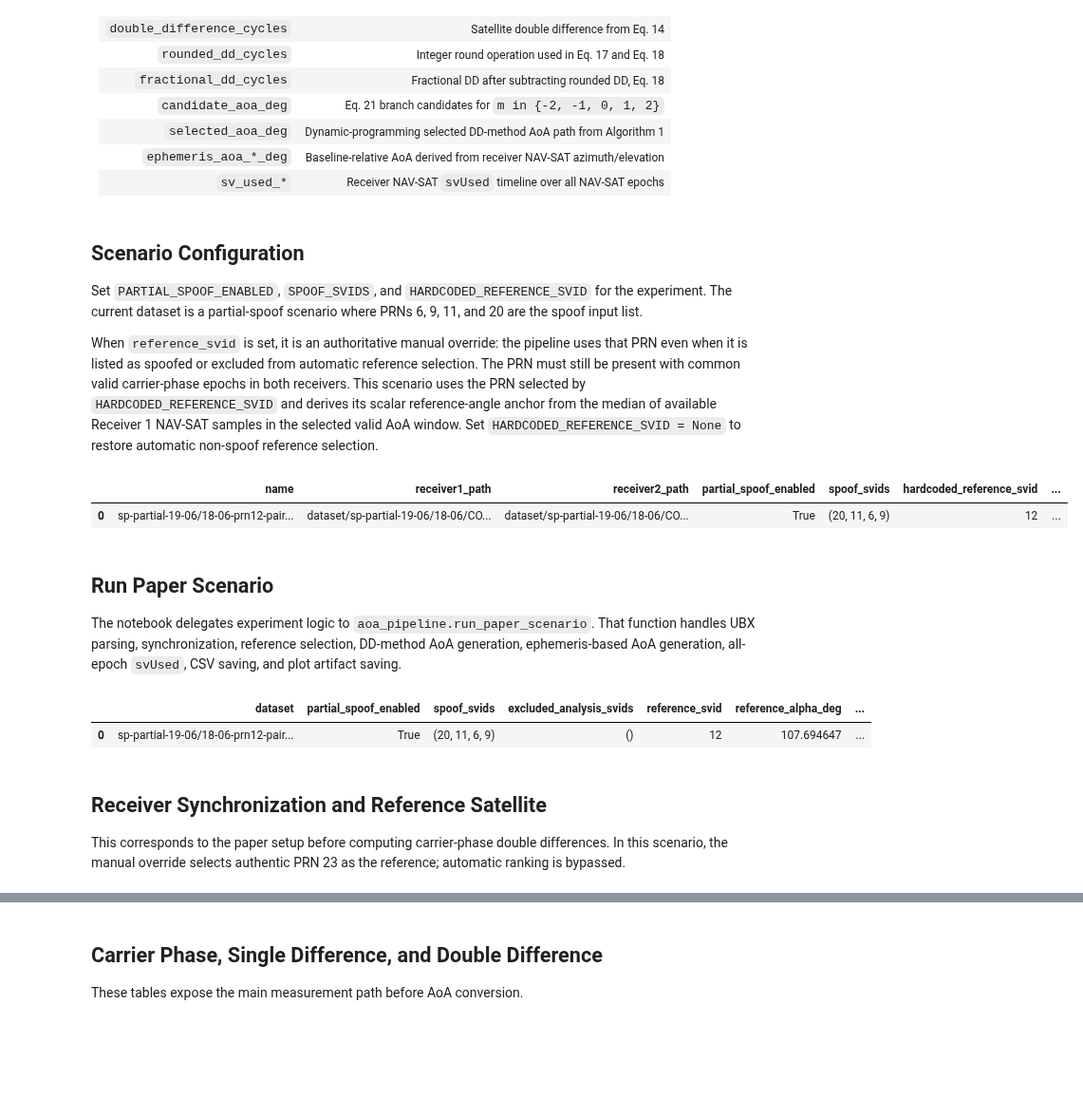
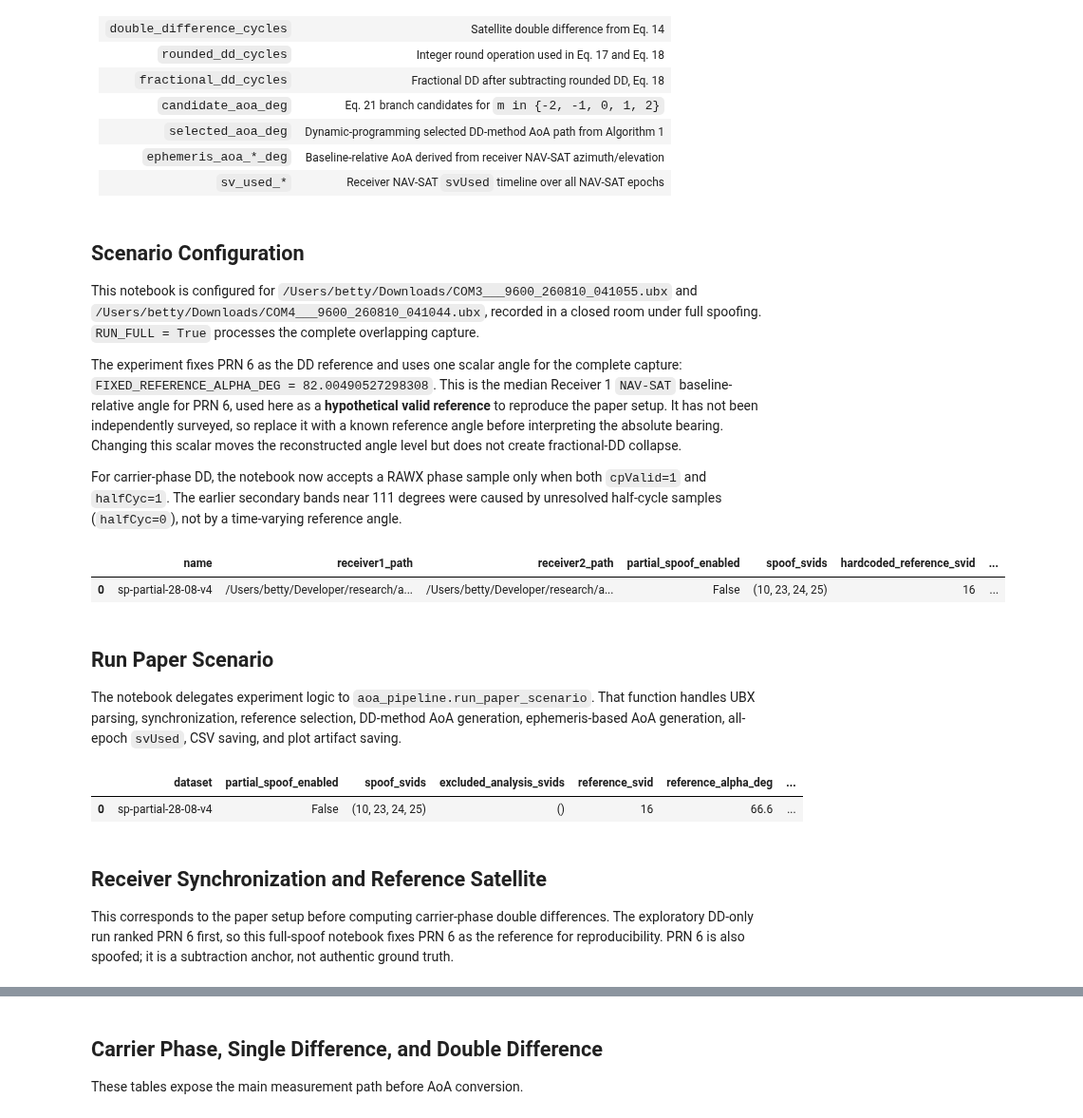
Before and after one commit to betty2310/angle, a Jupyter notebook: AOA_Paper.ipynb, the cells around one changed output, grey strips where cells are left out. Shown at 95% size. Cells and saved outputs as stored; diff of their text form; code cells hidden in the pictures; blank space fills up the shorter version.

```diff
--- a/AOA_Paper.ipynb
+++ b/AOA_Paper.ipynb
@@ -61,17 +63,21 @@ pd.set_option("display.max_columns", 80)
 # %% [markdown]
 ## Scenario Configuration
 
-Set `PARTIAL_SPOOF_ENABLED`, `SPOOF_SVIDS`, and `HARDCODED_REFERENCE_SVID` for the experiment. The current dataset is a partial-spoof scenario where PRNs 6, 9, 11, and 20 are the spoof input list.
+This notebook is configured for `/Users/betty/Downloads/COM3___9600_260810_041055.ubx` and `/Users/betty/Downloads/COM4___9600_260810_041044.ubx`, recorded in a closed room under full spoofing. `RUN_FULL = True` processes the complete overlapping capture.
 
-When `reference_svid` is set, it is an authoritative manual override: the pipeline uses that PRN even when it is listed as spoofed or excluded from automatic reference selection. The PRN must still be present with common valid carrier-phase epochs in both receivers. This scenario uses the PRN selected by `HARDCODED_REFERENCE_SVID` and derives its scalar reference-angle anchor from the median of available Receiver 1 NAV-SAT samples in the selected valid AoA window. Set `HARDCODED_REFERENCE_SVID = None` to restore automatic non-spoof reference selection.
+The experiment fixes PRN 6 as the DD reference and uses one scalar angle for the complete capture: `FIXED_REFERENCE_ALPHA_DEG = 82.00490527298308`. This is the median Receiver 1 `NAV-SAT` baseline-relative angle for PRN 6, used here as a **hypothetical valid reference** to reproduce the paper setup. It has not been independently surveyed, so replace it with a known reference angle before interpreting the absolute bearing. Changing this scalar moves the reconstructed angle level but does not create fractional-DD collapse.
+
+For carrier-phase DD, the notebook now accepts a RAWX phase sample only when both `cpValid=1` and `halfCyc=1`. The earlier secondary bands near 111 degrees were caused by unresolved half-cycle samples (`halfCyc=0`), not by a time-varying reference angle.
 # %%
-RUN_FULL = False
+RUN_FULL = True
 DEFAULT_LENGTH = None if RUN_FULL else 500
 OUTPUT_ROOT = Path("outputs/aoa_paper")
 
-PARTIAL_SPOOF_ENABLED = True
-SPOOF_SVIDS = (20,11,6,9)
-HARDCODED_REFERENCE_SVID = 12  # Current fixed DD reference.
+PARTIAL_SPOOF_ENABLED = False
+SPOOF_SVIDS = (10, 23, 24, 25)
+HARDCODED_REFERENCE_SVID = 16  # Most stable common receiver reference in the probe run.
+# Fixed for the complete experiment, as assumed by the paper. Replace with a surveyed value.
+FIXED_REFERENCE_ALPHA_DEG = 66.6
 EXCLUDED_ANALYSIS_SVIDS = ()
 CONVERGENCE_THRESHOLD_DEG = 5.0
 SCORE_THRESHOLD = 0.5
@@ -83,44 +89,46 @@ SCORE_THRESHOLD = 0.5
 SINGLE_DIFFERENCE_ORDER = "rx2-rx1"
 
 SCENARIO_CONFIG = DatasetConfig(
-    name=f"sp-partial-19-06/18-06-prn{HARDCODED_REFERENCE_SVID}-pairwise",
-    receiver1_path=Path("dataset/sp-partial-19-06/18-06/COM3___9600_260618_095042.ubx"),
-    receiver2_path=Path("dataset/sp-partial-19-06/18-06/COM4___9600_260618_095054.ubx"),
-    alpha_r_deg=None,
+    name="sp-partial-28-08-v4",
+    receiver1_path=Path("/Users/betty/Developer/research/angle/dataset/sp-partial-28-08/v4/COM3___9600_260828_111540.ubx"),
+    receiver2_path=Path("/Users/betty/Developer/research/angle/dataset/sp-partial-28-08/v4/COM4___9600_260828_111534.ubx"),
+    alpha_r_deg=FIXED_REFERENCE_ALPHA_DEG,
     reference_svid=HARDCODED_REFERENCE_SVID,
     selected_svids=SPOOF_SVIDS if PARTIAL_SPOOF_ENABLED else None,
     excluded_reference_svids=tuple(dict.fromkeys((*SPOOF_SVIDS, *EXCLUDED_ANALYSIS_SVIDS))) if PARTIAL_SPOOF_ENABLED else EXCLUDED_ANALYSIS_SVIDS,
     reference_required_svids=SPOOF_SVIDS if PARTIAL_SPOOF_ENABLED else None,
     excluded_analysis_svids=EXCLUDED_ANALYSIS_SVIDS,
     start_index=0,
     length=DEFAULT_LENGTH,
     sync_tow_decimals=0,
     use_navpvt_time_correction=True,
     single_difference_order=SINGLE_DIFFERENCE_ORDER,
     navsat_azimuth_bias_deg=0.0,
     output_root=OUTPUT_ROOT,
 )
 
 pd.DataFrame(
     [
         {
             "name": SCENARIO_CONFIG.name,
             "receiver1_path": str(SCENARIO_CONFIG.receiver1_path),
             "receiver2_path": str(SCENARIO_CONFIG.receiver2_path),
             "partial_spoof_enabled": PARTIAL_SPOOF_ENABLED,
             "spoof_svids": SPOOF_SVIDS,
             "hardcoded_reference_svid": SCENARIO_CONFIG.reference_svid,
+            "reference_alpha_deg": SCENARIO_CONFIG.alpha_r_deg,
+            "reference_alpha_trust": "fixed experimental assumption; not independently surveyed",
             "excluded_analysis_svids": EXCLUDED_ANALYSIS_SVIDS,
             "single_difference_order": SCENARIO_CONFIG.single_difference_order,
             "navsat_azimuth_bias_deg": SCENARIO_CONFIG.navsat_azimuth_bias_deg,
             "length": SCENARIO_CONFIG.length,
             "output_dir": str(SCENARIO_CONFIG.output_dir),
         }
     ]
 )
 # %% [output]
 |  | name | receiver1_path | receiver2_path | partial_spoof_enabled | spoof_svids | hardcoded_reference_svid | ... |
-| 0 | sp-partial-19-06/18-06-prn12-pair... | dataset/sp-partial-19-06/18-06/CO... | dataset/sp-partial-19-06/18-06/CO... | True | (20, 11, 6, 9) | 12 | ... |
+| 0 | sp-partial-28-08-v4 | /Users/betty/Developer/research/a... | /Users/betty/Developer/research/a... | False | (10, 23, 24, 25) | 16 | ... |
 # %% [markdown]
 ## Run Paper Scenario
 
@@ -139,11 +147,11 @@ all_satellite_result = scenario.all_satellite_result
 scenario.run_summary
 # %% [output]
 |  | dataset | partial_spoof_enabled | spoof_svids | excluded_analysis_svids | reference_svid | reference_alpha_deg | ... |
-| 0 | sp-partial-19-06/18-06-prn12-pair... | True | (20, 11, 6, 9) | () | 12 | 107.694647 | ... |
+| 0 | sp-partial-28-08-v4 | False | (10, 23, 24, 25) | () | 16 | 66.6 | ... |
 # %% [markdown]
 ## Receiver Synchronization and Reference Satellite
 
-This corresponds to the paper setup before computing carrier-phase double differences. In this scenario, the manual override selects authentic PRN 23 as the reference; automatic ranking is bypassed.
+This corresponds to the paper setup before computing carrier-phase double differences. The exploratory DD-only run ranked PRN 6 first, so this full-spoof notebook fixes PRN 6 as the reference for reproducibility. PRN 6 is also spoofed; it is a subtraction anchor, not authentic ground truth.
 # %%
 display(result.epochs.head())
 
```
Also changed, not shown: parts of 22 cells of this notebook.
